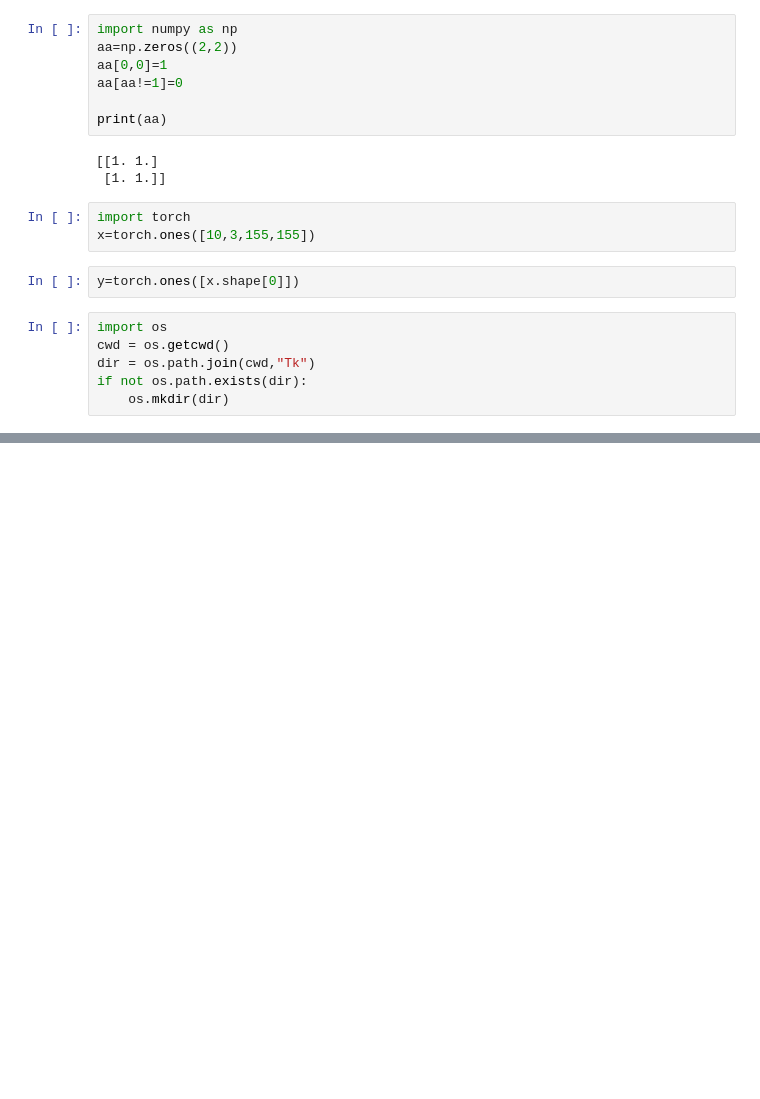
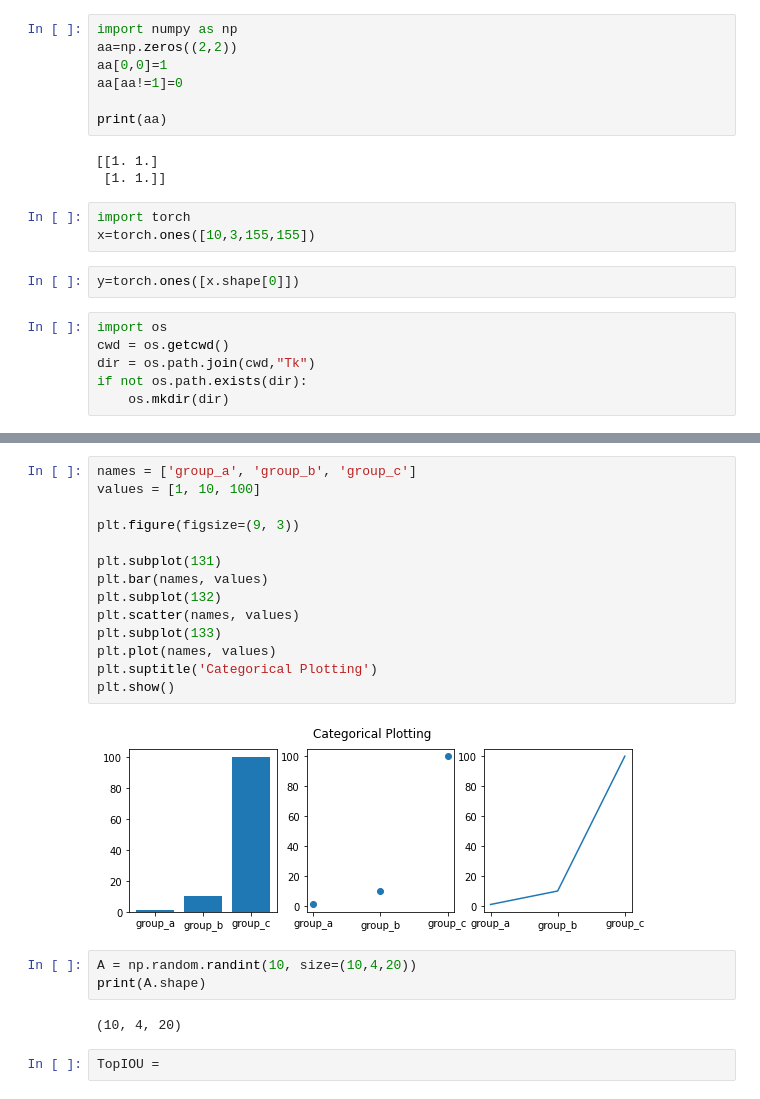
Before and after one commit to niazoys/Interpreting-and-Comparing-CNN, a Jupyter notebook: misc/garbage.ipynb, the cells around one changed output, grey strips where cells are left out. Saved outputs shown, nothing was run; the diff lists cells and outputs as text; blank space fills up the shorter version.

```diff
--- a/misc/garbage.ipynb
+++ b/misc/garbage.ipynb
@@ -132,0 +190,23 @@ if not os.path.exists(dir):
+# %%
+names = ['group_a', 'group_b', 'group_c']
+values = [1, 10, 100]
+
+plt.figure(figsize=(9, 3))
+
+plt.subplot(131)
+plt.bar(names, values)
+plt.subplot(132)
+plt.scatter(names, values)
+plt.subplot(133)
+plt.plot(names, values)
+plt.suptitle('Categorical Plotting')
+plt.show()
+# %% [output]
+[figure, added]
+# %%
+A = np.random.randint(10, size=(10,4,20))
+print(A.shape)
+# %% [output]
+(10, 4, 20)
+# %%
+TopIOU =
```
Also changed, not shown: parts of 8 cells of this notebook, 2 other files.
